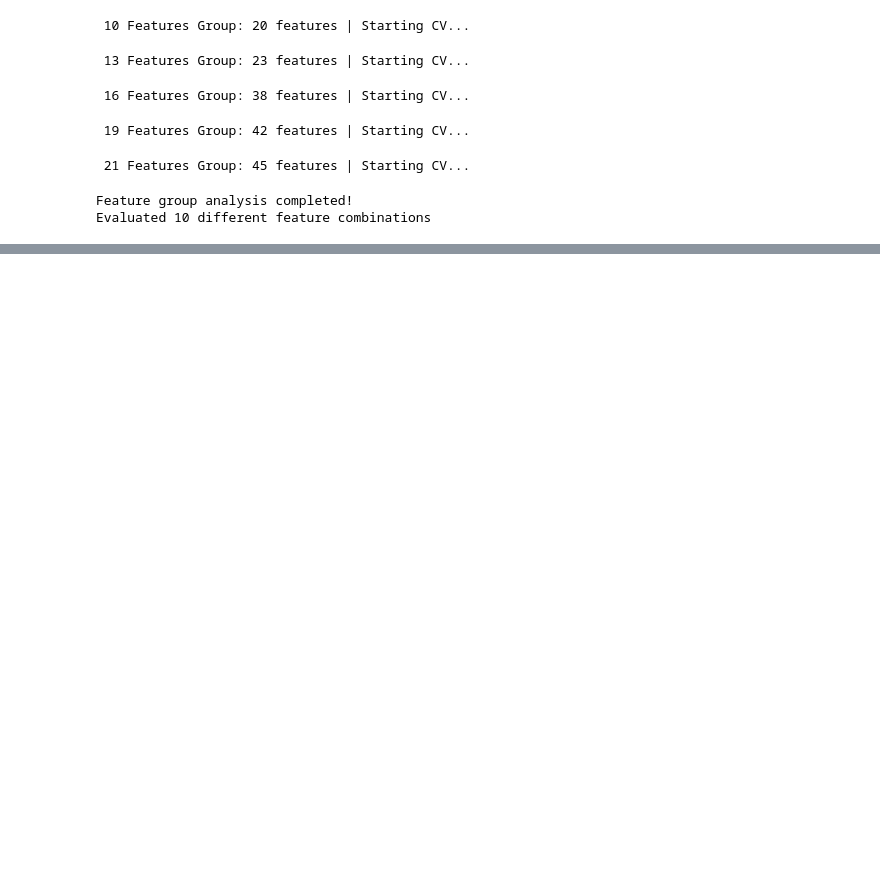
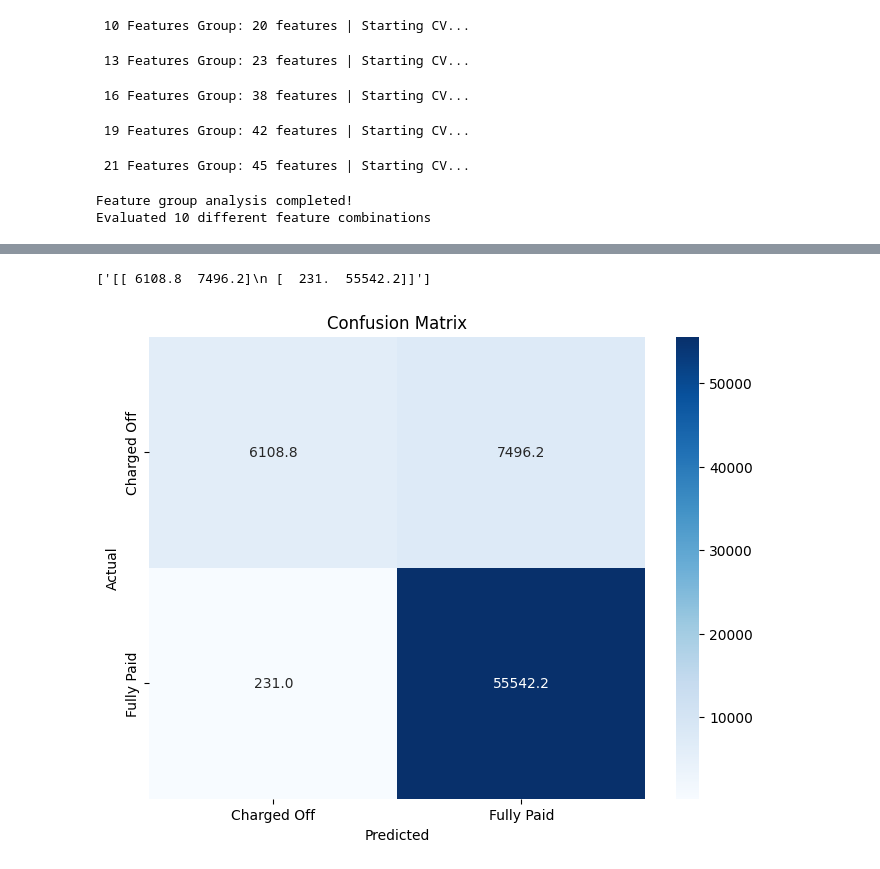
Before and after one commit to Energonlive/Final-Yr-Project, a Jupyter notebook: Final-form.ipynb, the cells around one changed output, grey strips where cells are left out. Drawn from its saved outputs; the diff is of its cells as text; code cells hidden in the pictures; blank space fills up the shorter version.

```diff
--- a/Final-form.ipynb
+++ b/Final-form.ipynb
@@ -1530,0 +1645,22 @@ importance.to_csv("Feature_Importance.csv")
+# %%
+print(results.loc[results['n_features_group'] == 16, 'avg_confusion_matrix'].values)
+# %% [output]
+['[[ 6108.8  7496.2]\n [  231.  55542.2]]']
+# %%
+import re
+
+cm_string = results.loc[results['n_features_group'] == 16, 'avg_confusion_matrix'].values[0]
+
+numbers = re.findall(r'[\d.]+', cm_string)
+cm = np.array([float(x) for x in numbers]).reshape(2, 2)
+
+plt.figure(figsize=(8,6))
+sns.heatmap(cm, annot=True, fmt='.1f', cmap='Blues',
+            xticklabels=['Charged Off', 'Fully Paid'],
+            yticklabels=['Charged Off', 'Fully Paid'])
+plt.title('Confusion Matrix')
+plt.xlabel('Predicted')
+plt.ylabel('Actual')
+plt.show()
+# %% [output]
+[figure, added]
```
Also changed, not shown: parts of 17 cells of this notebook, 5 other files.
